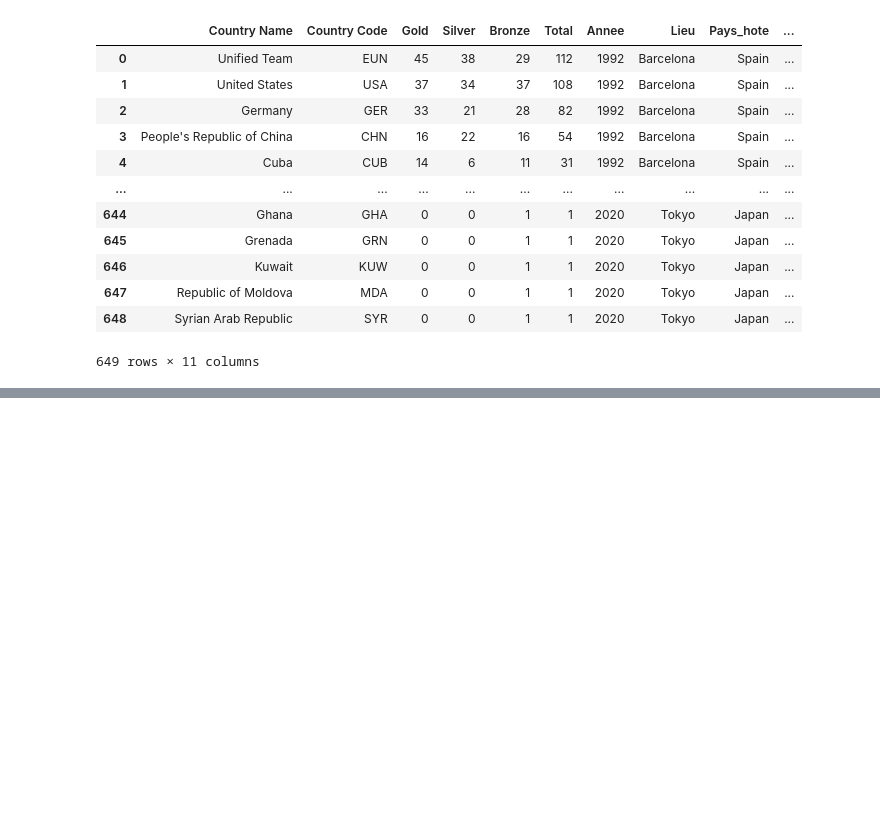
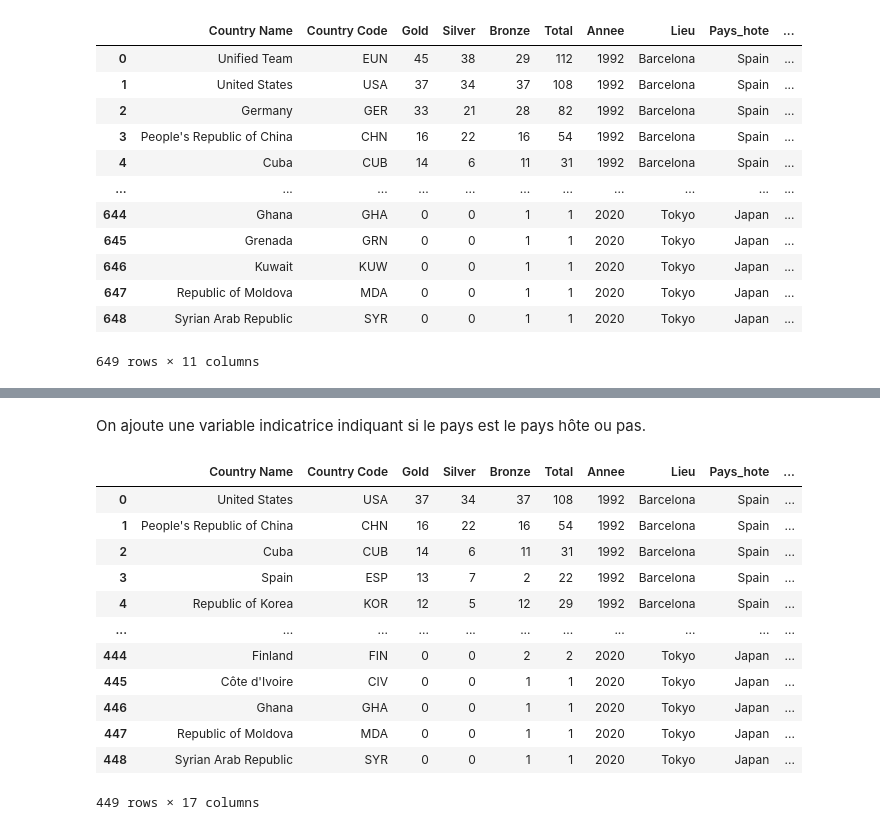
Before and after one commit to clemencebriodeau/Projet-python, a Jupyter notebook: Recuperation_donnees.ipynb, the cells around one changed output, grey strips where cells are left out. Saved outputs shown, nothing was run; the diff lists cells and outputs as text; code cells hidden in the pictures; blank space fills up the shorter version.

```diff
--- a/Recuperation_donnees.ipynb
+++ b/Recuperation_donnees.ipynb
@@ -415,0 +659,20 @@ df_medailles_copy
+# %% [markdown]
+On ajoute une variable indicatrice indiquant si le pays est le pays hôte ou pas.
+# %%
+df['Pays_hote_oui_non'] = (df['Country Code'] == df['Code_pays_hote'])
+df['Pays_hote_oui_non'] = df['Pays_hote_oui_non'].astype(int)
+df
+# %% [output]
+|  | Country Name | Country Code | Gold | Silver | Bronze | Total | Annee | Lieu | Pays_hote | ... |
+| 0 | United States | USA | 37 | 34 | 37 | 108 | 1992 | Barcelona | Spain | ... |
+| 1 | People's Republic of China | CHN | 16 | 22 | 16 | 54 | 1992 | Barcelona | Spain | ... |
+| 2 | Cuba | CUB | 14 | 6 | 11 | 31 | 1992 | Barcelona | Spain | ... |
+| 3 | Spain | ESP | 13 | 7 | 2 | 22 | 1992 | Barcelona | Spain | ... |
+| 4 | Republic of Korea | KOR | 12 | 5 | 12 | 29 | 1992 | Barcelona | Spain | ... |
+| ... | ... | ... | ... | ... | ... | ... | ... | ... | ... | ... |
+| 444 | Finland | FIN | 0 | 0 | 2 | 2 | 2020 | Tokyo | Japan | ... |
+| 445 | Côte d'Ivoire | CIV | 0 | 0 | 1 | 1 | 2020 | Tokyo | Japan | ... |
+| 446 | Ghana | GHA | 0 | 0 | 1 | 1 | 2020 | Tokyo | Japan | ... |
+| 447 | Republic of Moldova | MDA | 0 | 0 | 1 | 1 | 2020 | Tokyo | Japan | ... |
+| 448 | Syrian Arab Republic | SYR | 0 | 0 | 1 | 1 | 2020 | Tokyo | Japan | ... |
+449 rows × 17 columns
```
Also changed, not shown: parts of 17 cells of this notebook.
